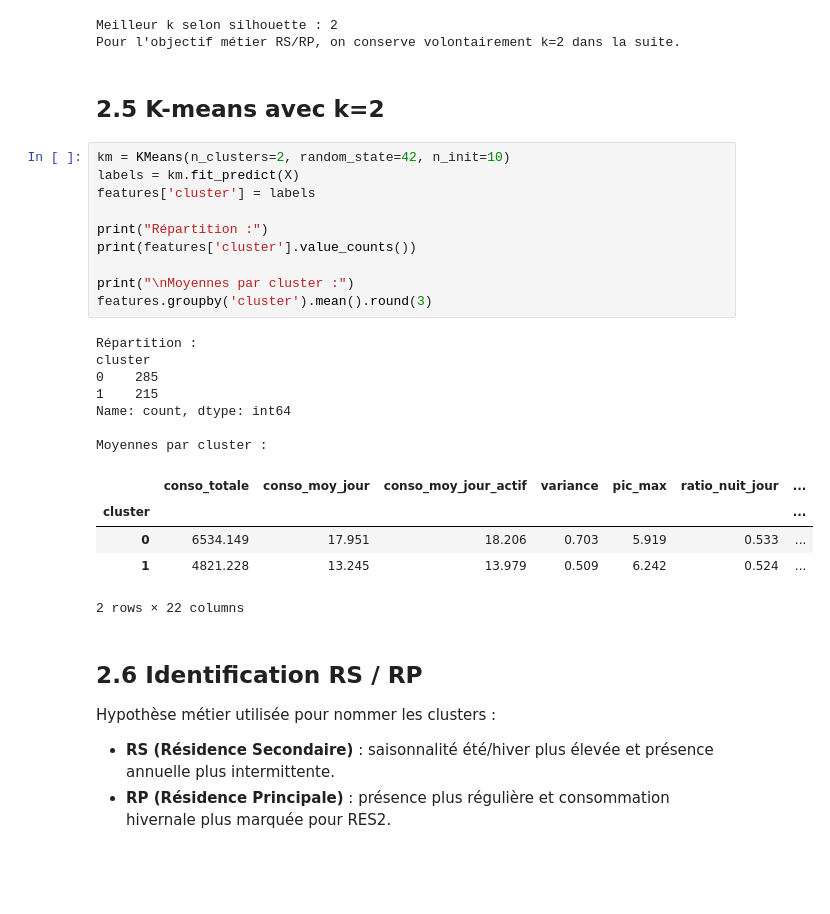
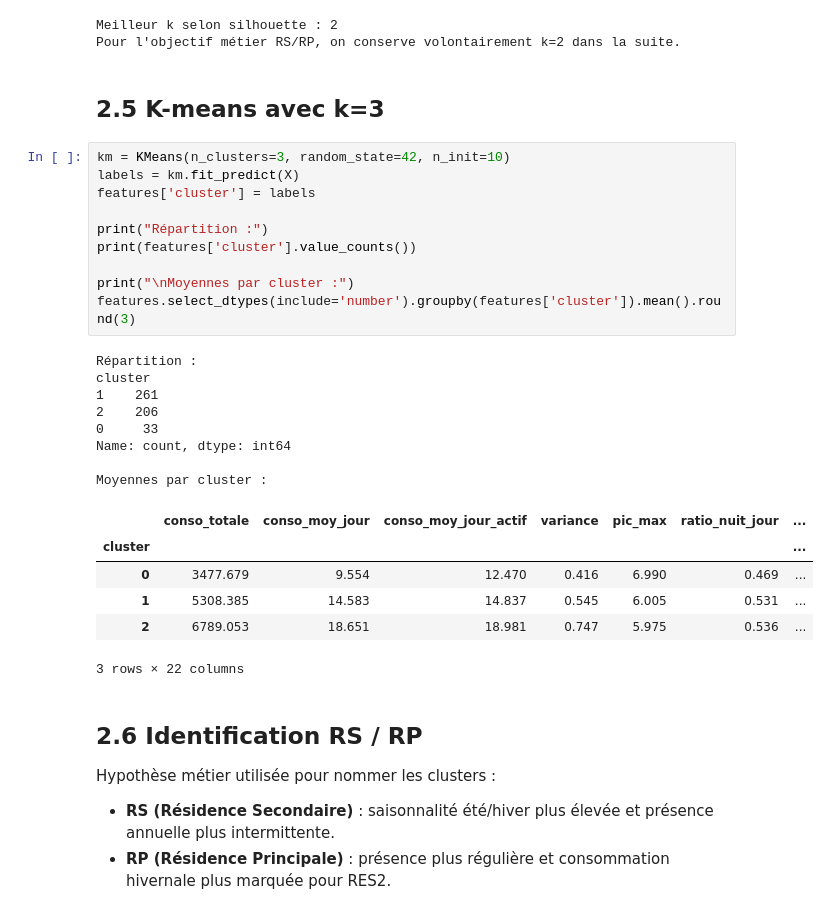
Before and after one commit to tommasoaloisi2larderel/Hackathon, a Jupyter notebook: notebooks/02_clustering.ipynb, the cells around one changed output. Cells and saved outputs as stored; diff of their text form; blank space fills up the shorter version.

```diff
--- a/notebooks/02_clustering.ipynb
+++ b/notebooks/02_clustering.ipynb
@@ -146,30 +146,32 @@ print("Pour l'objectif métier RS/RP, on conserve volontairement k=2 dans la sui
 Meilleur k selon silhouette : 2
 Pour l'objectif métier RS/RP, on conserve volontairement k=2 dans la suite.
 # %% [markdown]
-## 2.5 K-means avec k=2
+## 2.5 K-means avec k=3
 # %%
-km = KMeans(n_clusters=2, random_state=42, n_init=10)
+km = KMeans(n_clusters=3, random_state=42, n_init=10)
 labels = km.fit_predict(X)
 features['cluster'] = labels
 
 print("Répartition :")
 print(features['cluster'].value_counts())
 
 print("\nMoyennes par cluster :")
-features.groupby('cluster').mean().round(3)
+features.select_dtypes(include='number').groupby(features['cluster']).mean().round(3)
 # %% [output]
 Répartition :
 cluster
-0    285
-1    215
+1    261
+2    206
+0     33
 Name: count, dtype: int64
 
 Moyennes par cluster :
 |  | conso_totale | conso_moy_jour | conso_moy_jour_actif | variance | pic_max | ratio_nuit_jour | ... |
 | cluster |  |  |  |  |  |  | ... |
-| 0 | 6534.149 | 17.951 | 18.206 | 0.703 | 5.919 | 0.533 | ... |
-| 1 | 4821.228 | 13.245 | 13.979 | 0.509 | 6.242 | 0.524 | ... |
+| 0 | 3477.679 | 9.554 | 12.470 | 0.416 | 6.990 | 0.469 | ... |
+| 1 | 5308.385 | 14.583 | 14.837 | 0.545 | 6.005 | 0.531 | ... |
+| 2 | 6789.053 | 18.651 | 18.981 | 0.747 | 5.975 | 0.536 | ... |
-2 rows × 22 columns
+3 rows × 22 columns
 # %% [markdown]
 ## 2.6 Identification RS / RP
 Hypothèse métier utilisée pour nommer les clusters :
```
Also changed, not shown: parts of 6 cells of this notebook.
